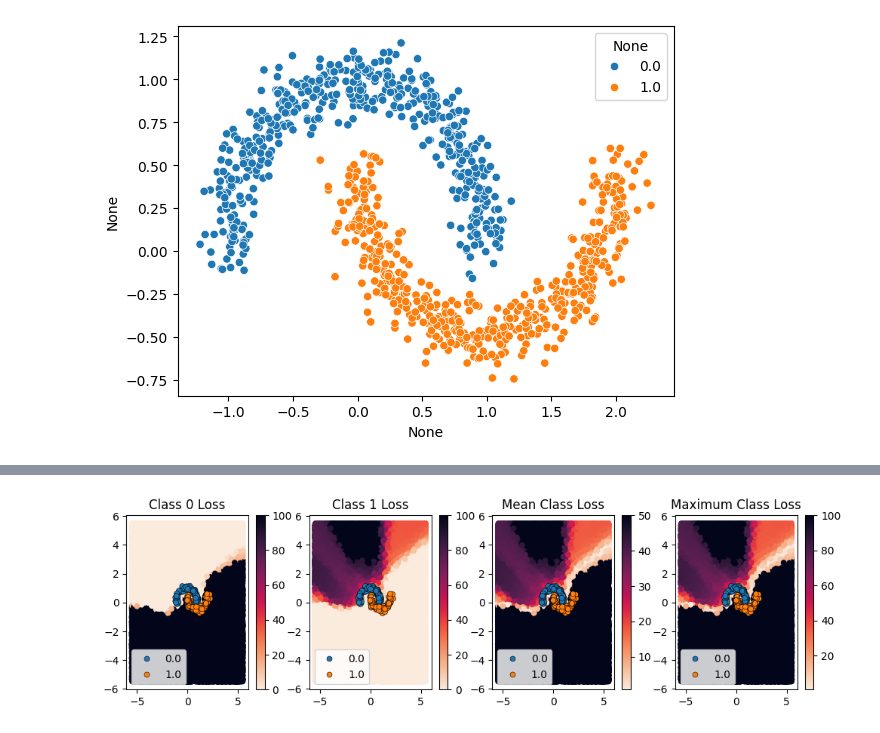
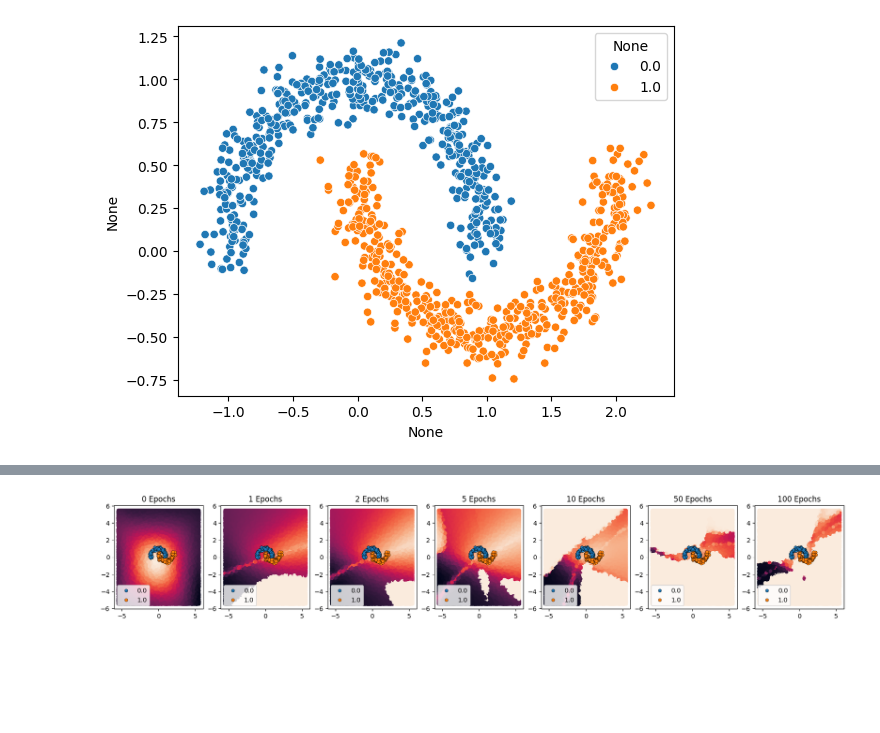
Before and after one commit to ngruenefeld/gradient_uncertainty_poc, a Jupyter notebook: gradient_uncertainty.ipynb, the cells around one changed output, grey strips where cells are left out. Cells and saved outputs as stored; diff of their text form; code cells hidden in the pictures; blank space fills up the shorter version.

```diff
--- a/gradient_uncertainty.ipynb
+++ b/gradient_uncertainty.ipynb
@@ -233,42 +278,15 @@ for i, checkpoint in enumerate(grad_norm_grids):
-# %%
-plot_size = 3
-fig, axs = plt.subplots(1, 4, figsize=(4 * plot_size, plot_size))
-
-draw_grad_norm_grid(
-    test_x,
-    y_hat.T[0].round(),
-    viz_x,
-    viz_loss_0,
-    axs[0],
-    title="Class 0 Loss",
-    cbar=True,
-)
-draw_grad_norm_grid(
-    test_x,
-    y_hat.T[0].round(),
-    viz_x,
-    viz_loss_1,
-    axs[1],
-    title="Class 1 Loss",
-    cbar=True,
-)
-draw_grad_norm_grid(
-    test_x,
-    y_hat.T[0].round(),
-    viz_x,
-    viz_loss_avg,
-    axs[2],
-    title="Mean Class Loss",
-    cbar=True,
-)
-draw_grad_norm_grid(
-    test_x,
-    y_hat.T[0].round(),
-    viz_x,
-    viz_loss_max,
-    axs[3],
-    title="Maximum Class Loss",
-    cbar=True,
-)
-# %% [output]
-[figure, removed]
+# %%
+fig, axs = plt.subplots(
+    1, len(grad_flip_norm_grids), figsize=(len(grad_flip_norm_grids) * plot_size, plot_size)
+)
+for i, checkpoint in enumerate(grad_flip_norm_grids):
+    draw_grad_norm_grid(
+        test_x,
+        y_hat.T[0].round(),
+        viz_x,
+        grad_flip_norm_grids[checkpoint],
+        axs[i],
+        title=f"{checkpoint} Epochs",
+    )
+# %% [output]
+[figure, added]
```
Also changed, not shown: parts of 9 cells of this notebook.
